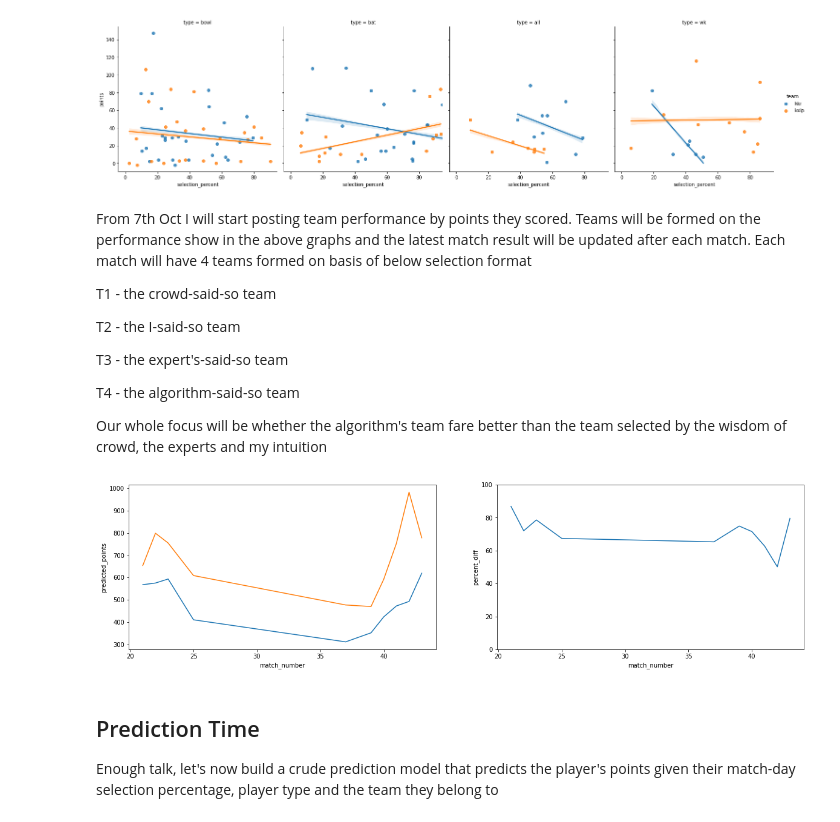
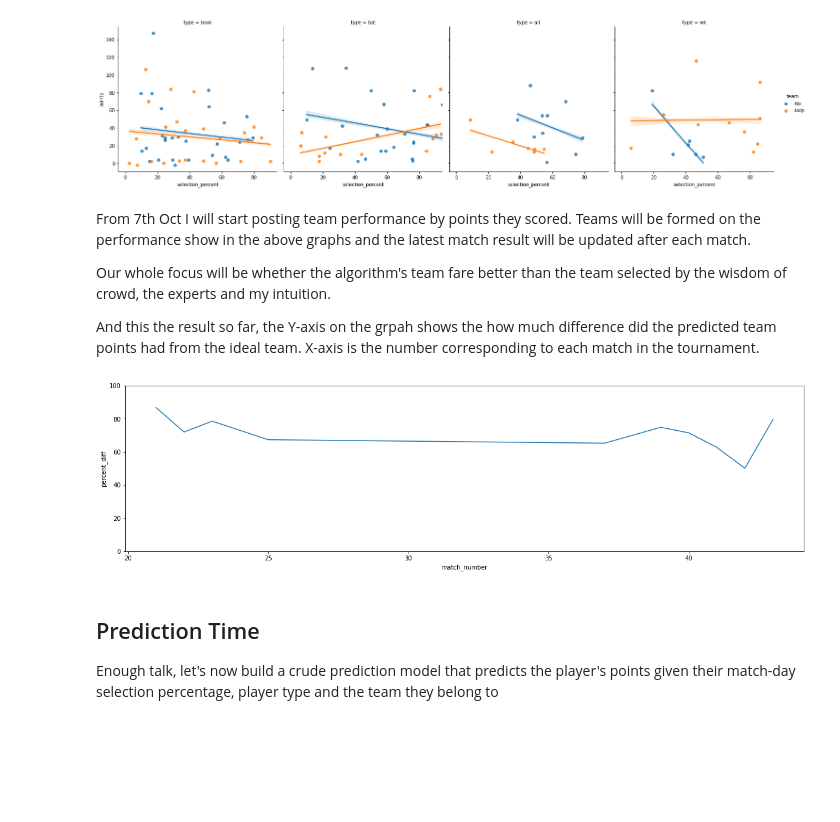
Before and after one commit to sarathsajan/dream11-predictor, a Jupyter notebook: Dream11_predictor.ipynb, the cells around one changed output. Cells and saved outputs as stored; diff of their text form; code cells hidden in the pictures; blank space fills up the shorter version.

```diff
--- a/Dream11_predictor.ipynb
+++ b/Dream11_predictor.ipynb
@@ -128,27 +128,22 @@ sns.lmplot(data=df, x="selection_percent", y="points", col="type", col_wrap=4, h
 # %% [output]
 [figure]
 # %% [markdown]
-From 7th Oct I will start posting team performance by points they scored. Teams will be formed on the performance show in the above graphs and the latest match result will be updated after each match. Each match will have 4 teams formed on basis of below selection format
+From 7th Oct I will start posting team performance by points they scored. Teams will be formed on the performance show in the above graphs and the latest match result will be updated after each match.
 
-T1 - the crowd-said-so team
+Our whole focus will be whether the algorithm's team fare better than the team selected by the wisdom of crowd, the experts and my intuition.
 
-T2 - the I-said-so team
 
-T3 - the expert's-said-so team
-
-T4 - the algorithm-said-so team
-
-Our whole focus will be whether the algorithm's team fare better than the team selected by the wisdom of crowd, the experts and my intuition
+And this the result so far, the Y-axis on the grpah shows the how much difference did the predicted team points had from the ideal team. X-axis is the number corresponding to each match in the tournament.
 # %%
 result_df = pd.read_csv('https://raw.githubusercontent.com/sarathsajan/dream11-predictor/main/d11-result.csv')
 result_df['percent_diff'] = 100 * (result_df['predicted_points'] / result_df['max_points'])
-fig, axes = plt.subplots(ncols=2, nrows=1, figsize=(20,5))
-plot = sns.lineplot(data=result_df, x='match_number', y='predicted_points', ax=axes[0])
-plot = sns.lineplot(data=result_df, x='match_number', y='max_points', ax=axes[0])
-plot = sns.lineplot(data=result_df, x='match_number', y='percent_diff', ax=axes[1])
+fig, axes = plt.subplots(ncols=1, nrows=1, figsize=(20,5))
+#plot = sns.lineplot(data=result_df, x='match_number', y='predicted_points', ax=axes[1])
+#plot = sns.lineplot(data=result_df, x='match_number', y='max_points', ax=axes[1])
+plot = sns.lineplot(data=result_df, x='match_number', y='percent_diff', ax=axes)
 plot.axes.set_ylim(0,100);
 # %% [output]
-[figure, old version]
+[figure, new version]
 # %% [markdown]
 ## Prediction Time
 
```
Also changed, not shown: parts of 3 cells of this notebook.
